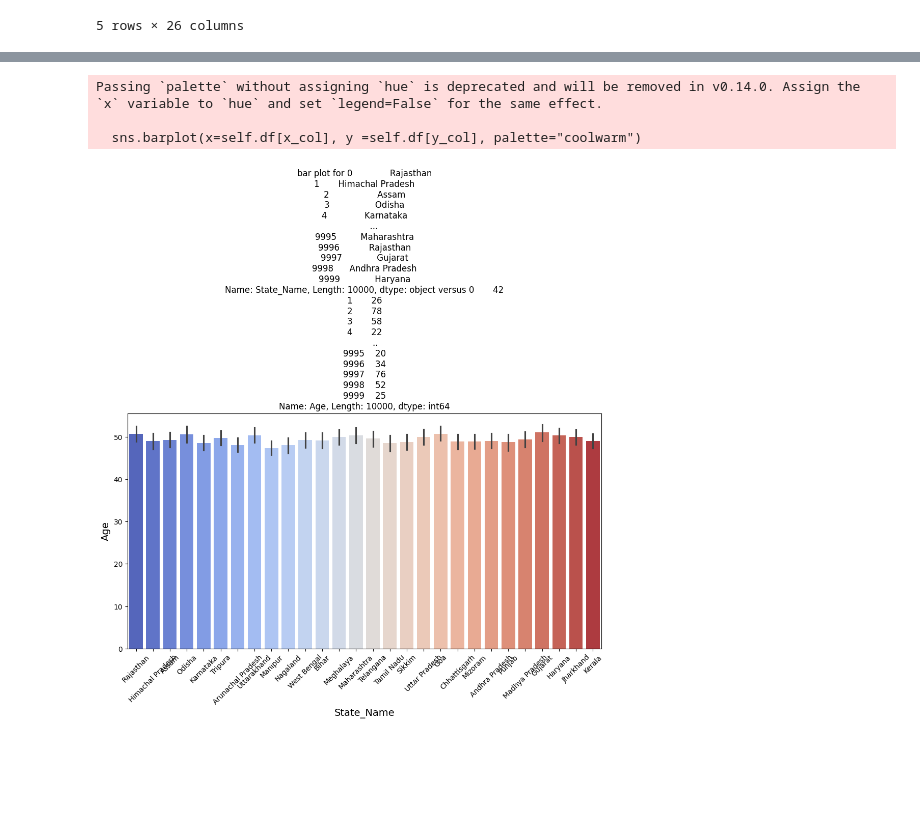
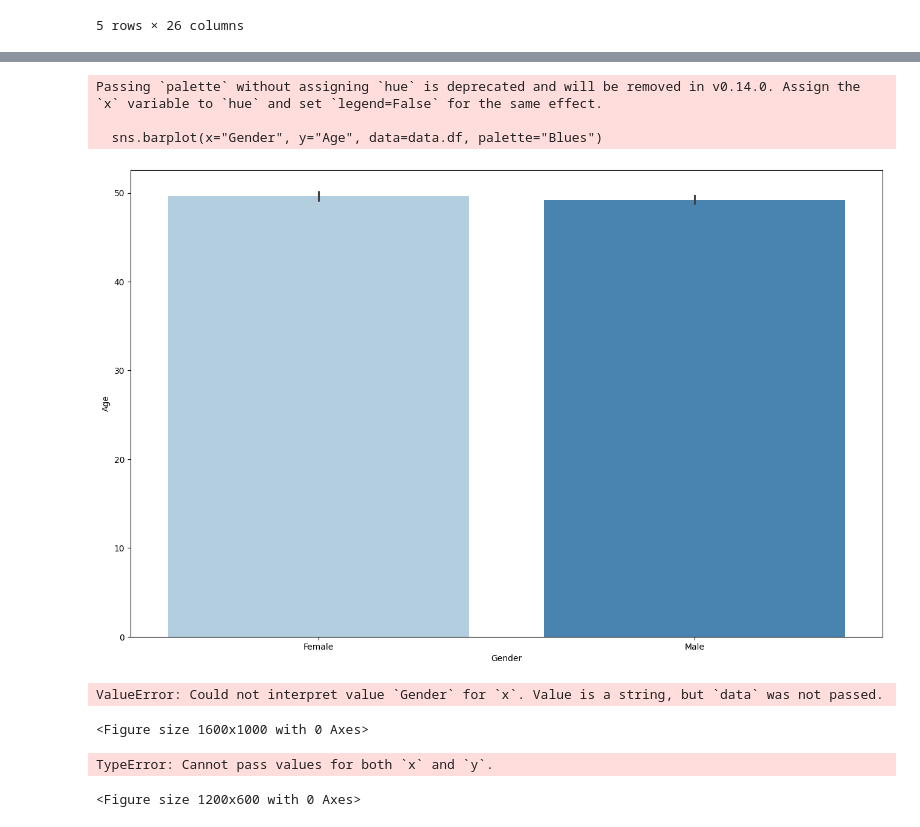
Before and after one commit to Atieng/CardioAnalysis, a Jupyter notebook: index.ipynb, the cells around one changed output, grey strips where cells are left out. Cells and saved outputs as stored; diff of their text form; code cells hidden in the pictures; blank space fills up the shorter version.

```diff
--- a/index.ipynb
+++ b/index.ipynb
@@ -142,3 +219,18 @@ data.df.head()
+# %%
+plt.figure(figsize=(16,10))
+sns.barplot(x="Gender", y="Age", data=data.df, palette="Blues")
+plt.show()
+# %% [output]
+Passing `palette` without assigning `hue` is deprecated and will be removed in v0.14.0. Assign the `x` variable to `hue` and set `legend=False` for the same effect.
+
+  sns.barplot(x="Gender", y="Age", data=data.df, palette="Blues")
+[figure, added]
+# %%
+plt.figure(figsize =(16,10))
+sns.barplot(x ="Gender", y = "Age", df = data)
+# %% [output]
+ValueError: Could not interpret value `Gender` for `x`. Value is a string, but `data` was not passed.
+<Figure size 1600x1000 with 0 Axes>
 # %%
 class DataVisualization(DataUnderstanding):
     def __init__(self,path):
@@ -147,7 +239,7 @@ class DataVisualization(DataUnderstanding):
 
     def plot_barplots(self,x_col, y_col, title):
         plt.figure(figsize=(12,6))
-        sns.barplot(x=self.df[x_col], y =self.df[y_col], palette="coolwarm")
+        sns.countplot(x=self.df[x_col], y =self.df[y_col], palette="Blues")
 
         plt.title((f'bar plot for {self.df[x_col]} versus {self.df[y_col]}') )
         plt.xlabel(x_col, fontsize = 14)
@@ -158,10 +250,8 @@ class DataVisualization(DataUnderstanding):
 
 path = "heart_attack_prediction_india.csv"
 data_viz = DataVisualization(path)
-# Example: Plot the average age of patients in different states
-data_viz.plot_barplots(x_col="State_Name", y_col="Age", title="Average Age of Patients by State")
+
+data_viz.plot_barplots(x_col="Gender", y_col="Age", title="Average Age of Patients by State")
 # %% [output]
-Passing `palette` without assigning `hue` is deprecated and will be removed in v0.14.0. Assign the `x` variable to `hue` and set `legend=False` for the same effect.
-
-  sns.barplot(x=self.df[x_col], y =self.df[y_col], palette="coolwarm")
+TypeError: Cannot pass values for both `x` and `y`.
-[figure, removed]
+<Figure size 1200x600 with 0 Axes>
```
Also changed, not shown: parts of 2 cells of this notebook.
